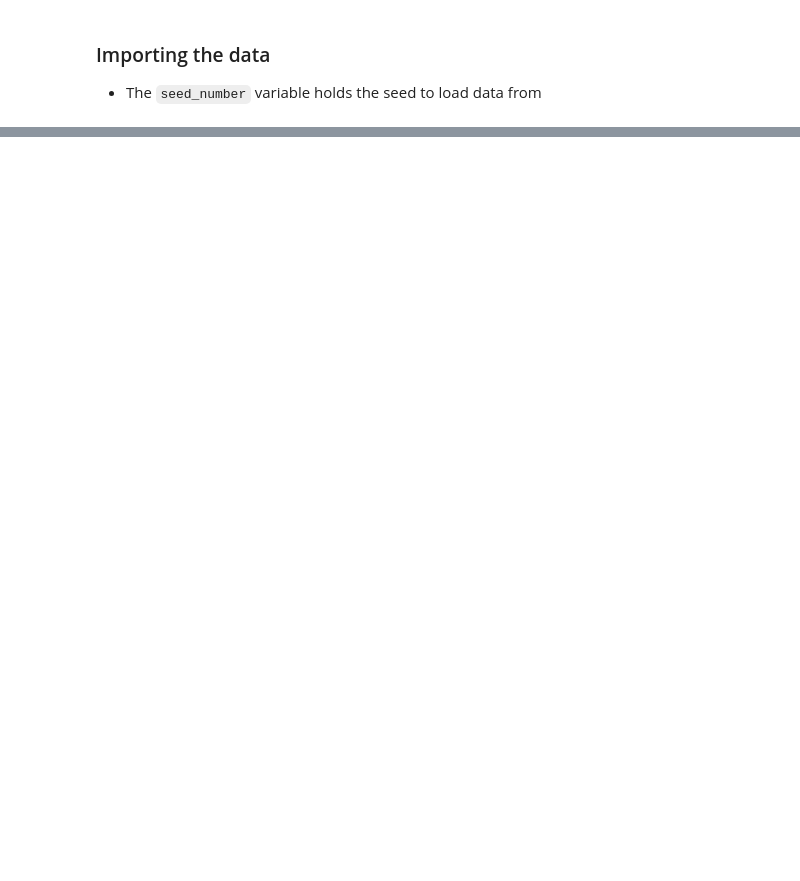
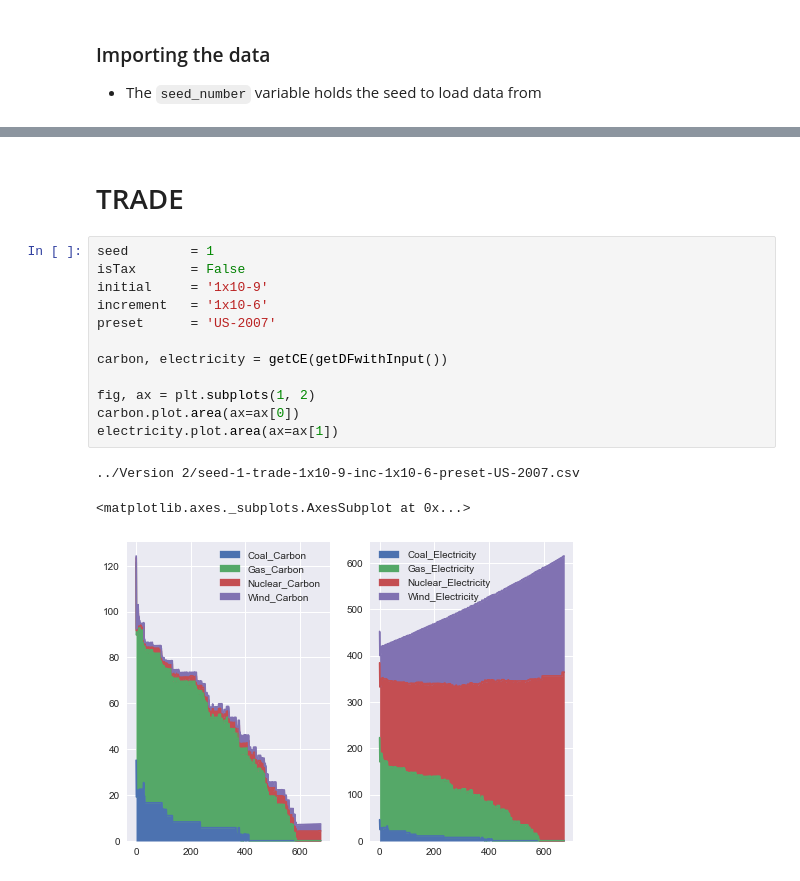
Before and after one commit to timjchandler/tax-or-trade, a Jupyter notebook: Data Analytics/analysis.ipynb, the cells around one changed output, grey strips where cells are left out. Saved outputs shown, nothing was run; the diff lists cells and outputs as text; blank space fills up the shorter version.

```diff
--- a/Data Analytics/analysis.ipynb
+++ b/Data Analytics/analysis.ipynb
@@ -97,0 +98,18 @@ electricity.head(100)
+# %% [markdown]
+# TRADE
+# %%
+seed        = 1
+isTax       = False
+initial     = '1x10-9'
+increment   = '1x10-6'
+preset      = 'US-2007'
+
+carbon, electricity = getCE(getDFwithInput())
+
+fig, ax = plt.subplots(1, 2)
+carbon.plot.area(ax=ax[0])
+electricity.plot.area(ax=ax[1])
+# %% [output]
+../Version 2/seed-1-trade-1x10-9-inc-1x10-6-preset-US-2007.csv
+<matplotlib.axes._subplots.AxesSubplot at 0x...>
+[figure, added]
```
Also changed, not shown: parts of 16 cells of this notebook, 15 other files.
